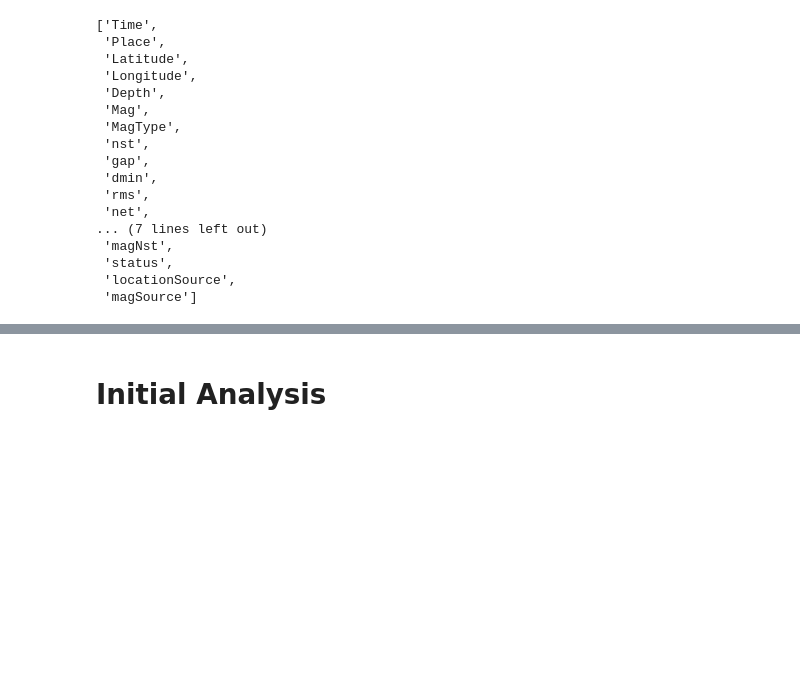
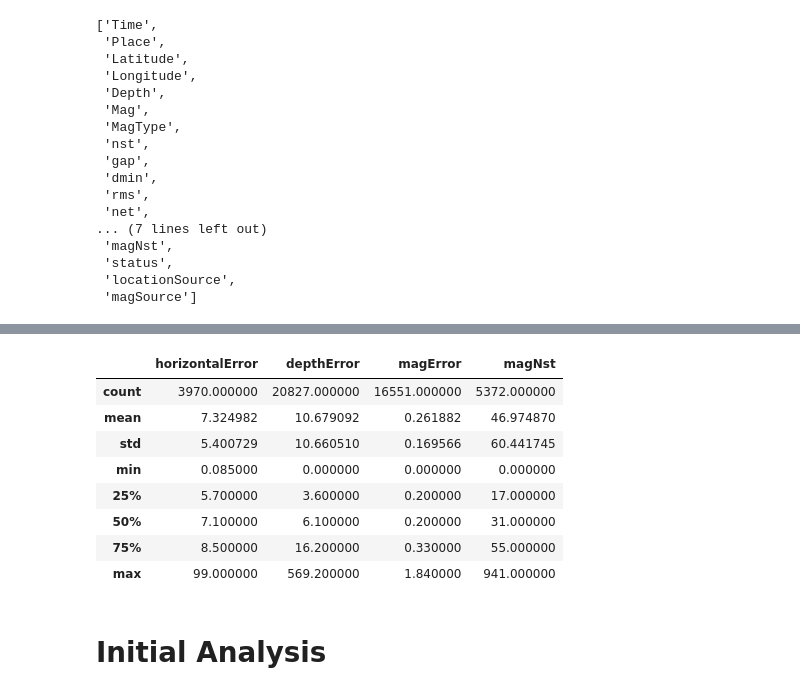
Before and after one commit to timmymiller10/Earthquake_Analysis, a Jupyter notebook: earthquake.ipynb, the cells around one changed output, grey strips where cells are left out. Cells and saved outputs as stored; diff of their text form; code cells hidden in the pictures; blank space fills up the shorter version.

```diff
--- a/earthquake.ipynb
+++ b/earthquake.ipynb
@@ -70,3 +94,15 @@ earthquake = earthquake.drop('Unnamed: 14', axis = 1)
+# %%
+earthquake.iloc[:, 13:22].describe()
+# %% [output]
+|  | horizontalError | depthError | magError | magNst |
+| count | 3970.000000 | 20827.000000 | 16551.000000 | 5372.000000 |
+| mean | 7.324982 | 10.679092 | 0.261882 | 46.974870 |
+| std | 5.400729 | 10.660510 | 0.169566 | 60.441745 |
+| min | 0.085000 | 0.000000 | 0.000000 | 0.000000 |
+| 25% | 5.700000 | 3.600000 | 0.200000 | 17.000000 |
+| 50% | 7.100000 | 6.100000 | 0.200000 | 31.000000 |
+| 75% | 8.500000 | 16.200000 | 0.330000 | 55.000000 |
+| max | 99.000000 | 569.200000 | 1.840000 | 941.000000 |
 # %% [markdown]
 # Initial Analysis
 # %%
```
Also changed, not shown: parts of 6 cells of this notebook.
